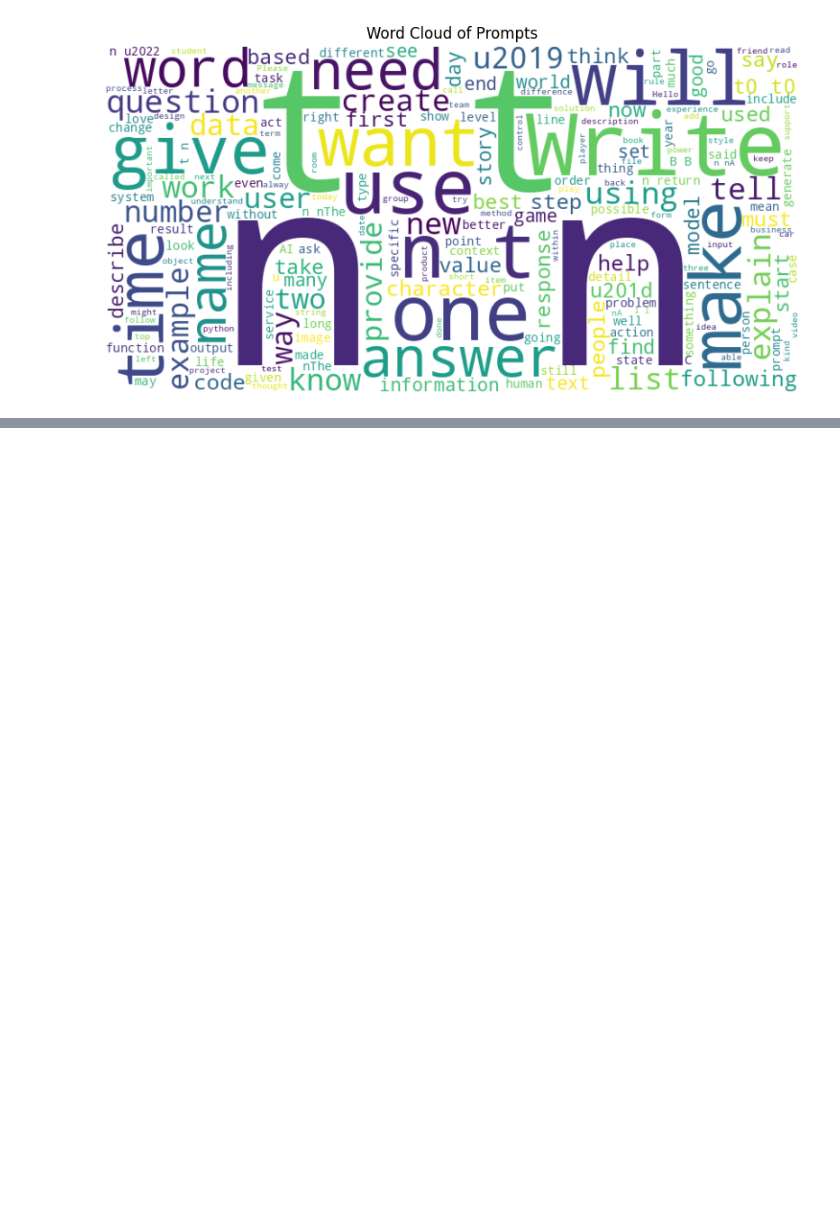
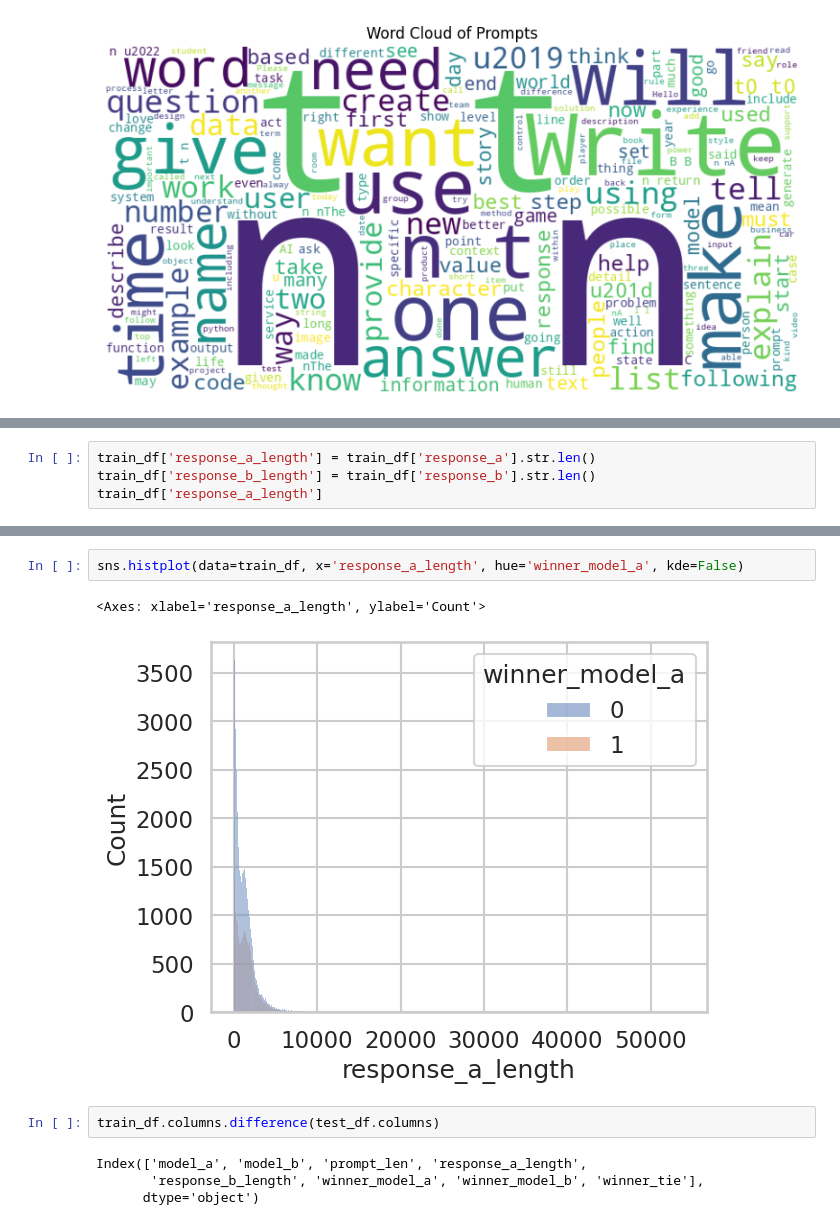
Before and after one commit to allend2092/kaggle-LLM-Fine-Tune-competition, a Jupyter notebook: notebooks/EDA-kaggle-LLM Classification Finetuning.ipynb, the cells around one changed output, grey strips where cells are left out. Drawn from its saved outputs; the diff is of its cells as text; blank space fills up the shorter version.

```diff
--- a/notebooks/EDA-kaggle-LLM Classification Finetuning.ipynb
+++ b/notebooks/EDA-kaggle-LLM Classification Finetuning.ipynb
@@ -339,0 +511,4 @@ plt.show()
+# %%
+train_df['response_a_length'] = train_df['response_a'].str.len()
+train_df['response_b_length'] = train_df['response_b'].str.len()
+train_df['response_a_length']
@@ -339,0 +550,11 @@ plt.show()
+# %%
+sns.histplot(data=train_df, x='response_a_length', hue='winner_model_a', kde=False)
+# %% [output]
+<Axes: xlabel='response_a_length', ylabel='Count'>
+[figure, added]
+# %%
+train_df.columns.difference(test_df.columns)
+# %% [output]
+Index(['model_a', 'model_b', 'prompt_len', 'response_a_length',
+       'response_b_length', 'winner_model_a', 'winner_model_b', 'winner_tie'],
+      dtype='object')
```
Also changed, not shown: parts of 36 cells of this notebook.
